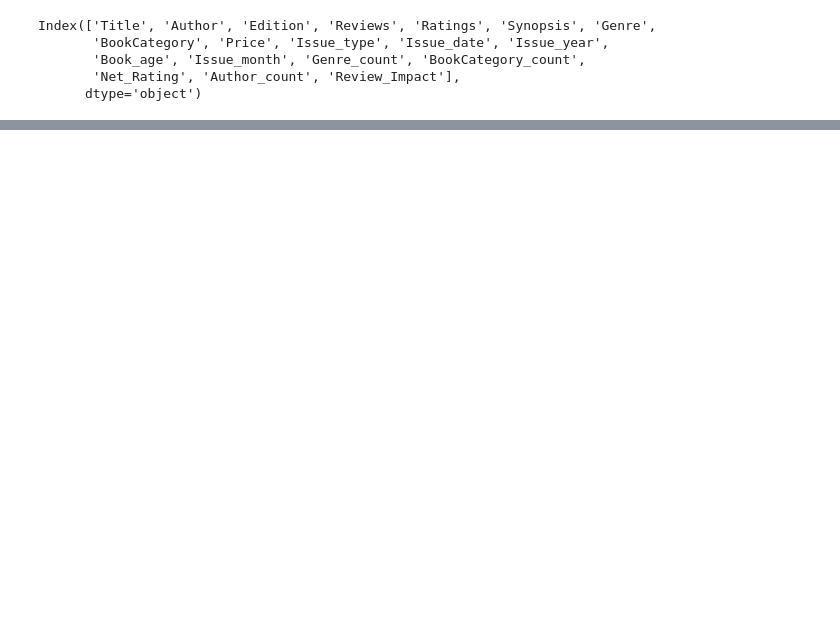
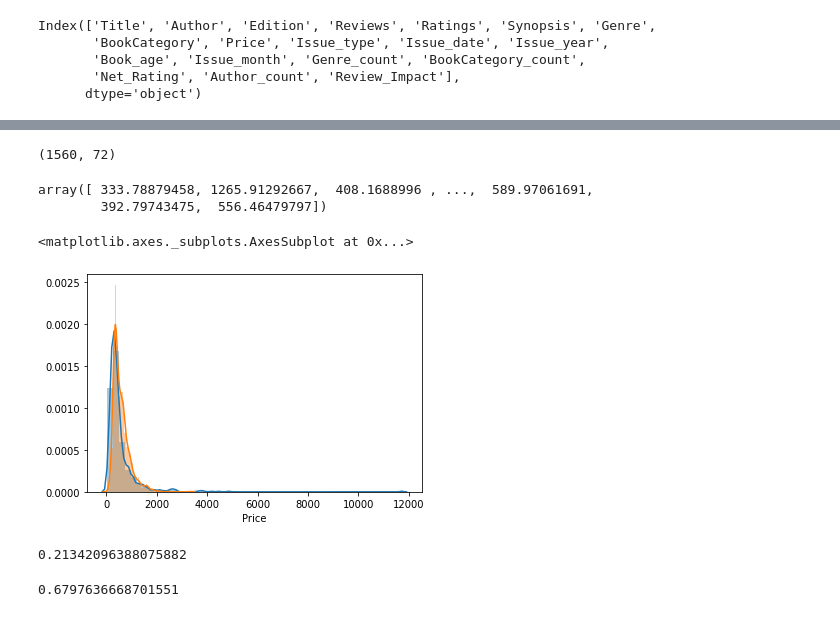
Before and after one commit to vishxl/Book-Price-Prediction, a Jupyter notebook: Book_Predictions.ipynb, the cells around one changed output, grey strips where cells are left out. Saved outputs shown, nothing was run; the diff lists cells and outputs as text; code cells hidden in the pictures; blank space fills up the shorter version.

```diff
--- a/Book_Predictions.ipynb
+++ b/Book_Predictions.ipynb
@@ -349,0 +253,13 @@ print("Average Score:",mean_score)
+# %%
+rf = RandomForestRegressor()
+# %%
+model_tuned = RandomizedSearchCV(estimator = rf,
+                                 param_distributions = random_grid,
+                                 scoring='neg_mean_squared_error',
+                                 n_iter = 10,
+                                 cv = 5,
+                                 verbose=2,
+                                 random_state=42,
+                                 n_jobs = 2)
+# %%
+model_tuned.fit(X_train, y_train)
@@ -349,0 +288,29 @@ print("Average Score:",mean_score)
+# %%
+#prediction
+predictions = model_tuned.predict(X_test)
+X_eval.shape
+# %% [output]
+(1560, 72)
+# %%
+eval = model_tuned.predict(X_eval)
+# %%
+eval
+# %% [output]
+array([ 333.78879458, 1265.91292667,  408.1688996 , ...,  589.97061691,
+        392.79743475,  556.46479797])
+# %%
+sns.distplot(y_test)
+sns.distplot(eval)
+# %% [output]
+<matplotlib.axes._subplots.AxesSubplot at 0x...>
+[figure, added]
+# %%
+from sklearn.metrics import r2_score
+r2_score(y_test, predictions)
+# %% [output]
+0.21342096388075882
+# %%
+from sklearn.metrics import mean_squared_log_error
+np.sqrt(mean_squared_log_error( y_test, predictions ))
+# %% [output]
+0.6797636668701551
```
Also changed, not shown: parts of 48 cells of this notebook.
